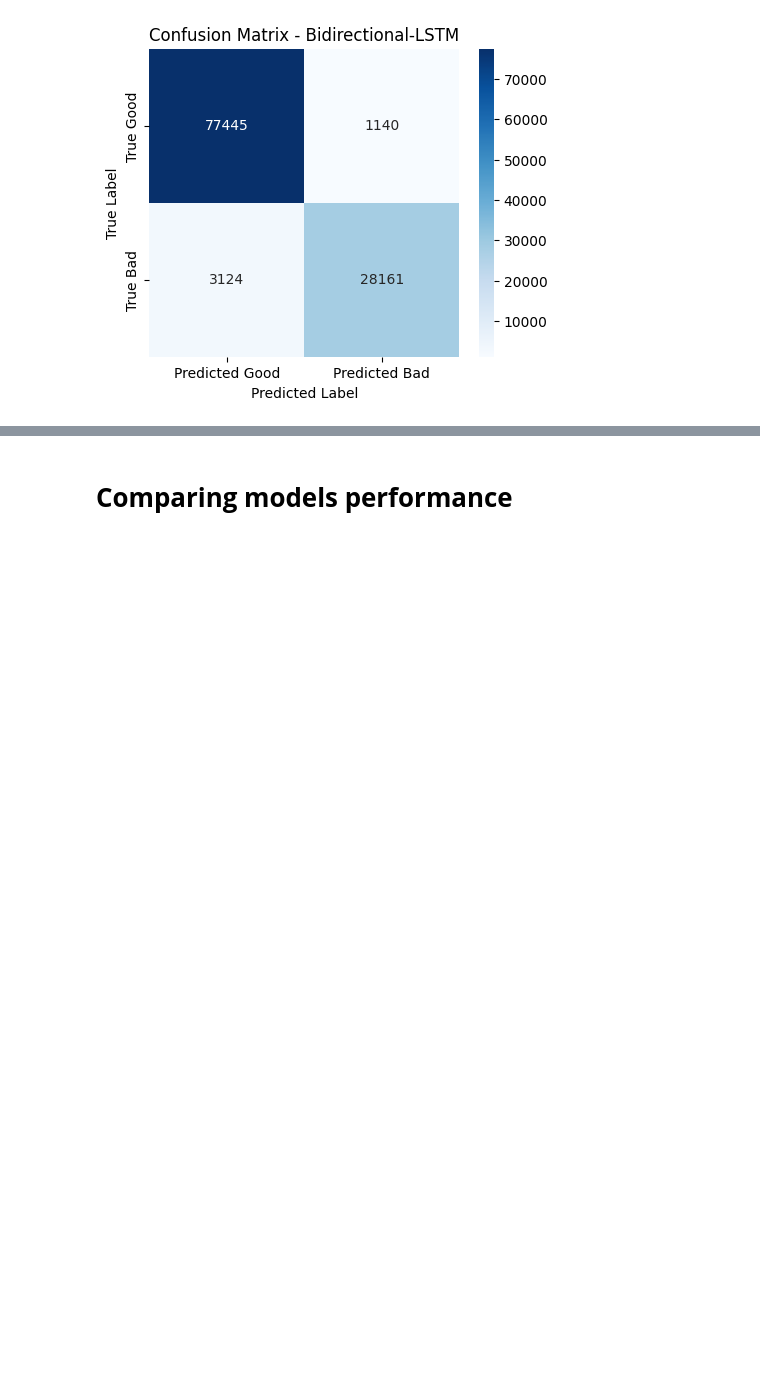
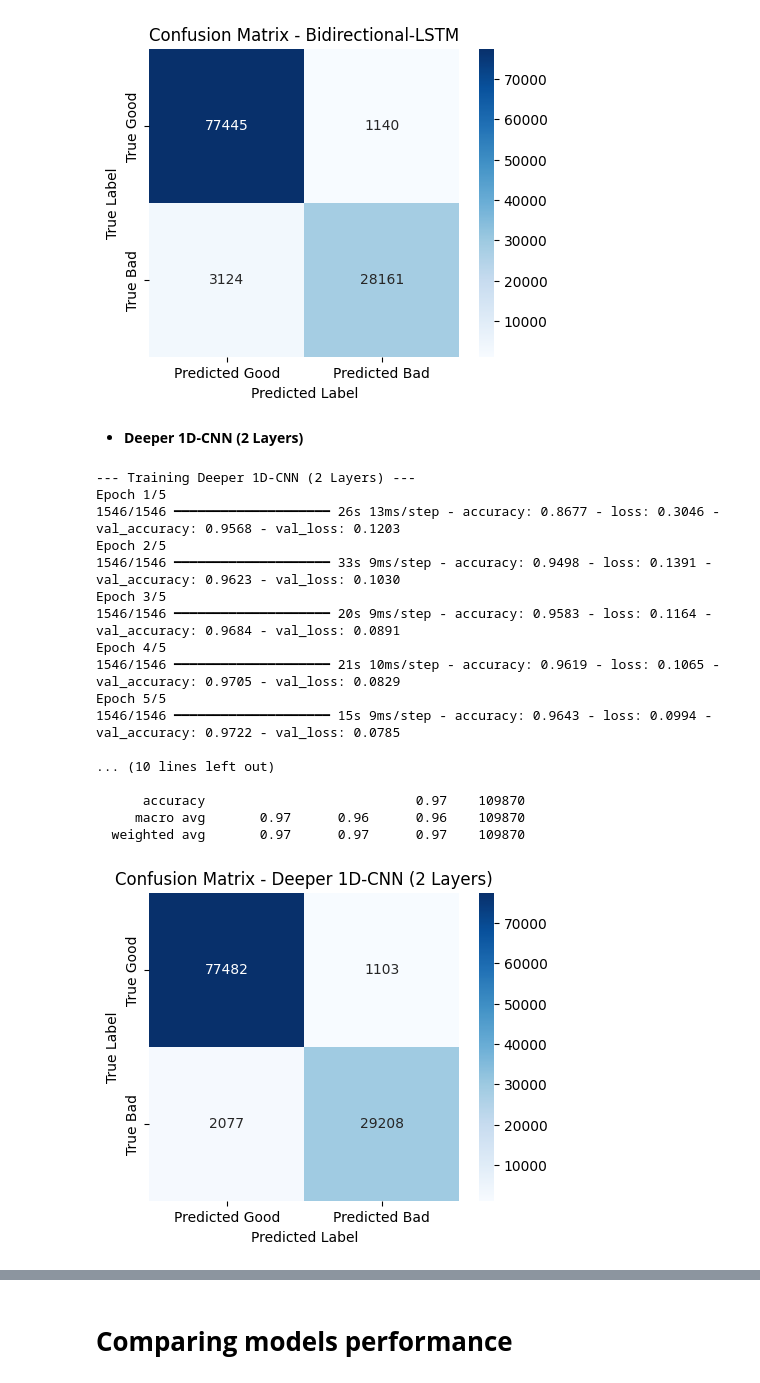
Before and after one commit to abhiram-t5/phishing-url-detection, a Jupyter notebook: BTP.ipynb, the cells around one changed output, grey strips where cells are left out. Cells and saved outputs as stored; diff of their text form; code cells hidden in the pictures; blank space fills up the shorter version.

```diff
--- a/BTP.ipynb
+++ b/BTP.ipynb
@@ -623,3 +625,66 @@ Epoch 5/5
      macro avg       0.96      0.94      0.95    109870
   weighted avg       0.96      0.96      0.96    109870
 [figure]
+# %% [markdown]
+
+
+*   **Deeper 1D-CNN (2 Layers)**
+# %%
+# --- 1. Define the Deeper 1D-CNN Model Architecture ---
+deep_cnn_model = Sequential([
+    # Layer 1: Embedding. This remains the same, creating vector representations for each character.
+    Embedding(input_dim=len(tokenizer.word_index) + 1, output_dim=EMBEDDING_DIM),
+
+    # --- Convolutional Block ---
+    # Layer 2: First Conv1D. This layer learns low-level patterns, like important 3-5 character n-grams.
+    # We use 'padding="same"' to ensure the output sequence has the same length as the input,
+    # which is necessary before feeding it to the next convolutional layer.
+    Conv1D(filters=64, kernel_size=3, activation='relu', padding='same'),
+
+    # Layer 3: Second Conv1D. This layer takes the feature maps from the first Conv1D layer
+    # and learns to combine the simple patterns into more complex ones.
+    Conv1D(filters=128, kernel_size=5, activation='relu'),
+    # -------------------------
+
+    # Layer 4: GlobalMaxPooling1D. After two layers of feature extraction, this layer
+    # aggressively downsamples by taking the most important feature (the max value) from each filter.
+    GlobalMaxPooling1D(),
+
+    # Layer 5: Dropout. A crucial regularization step to prevent this more complex model
+    # from overfitting to the training data.
+    Dropout(0.5),
+
+    # Layer 6: Dense. A fully connected layer that learns to combine the high-level features
+    # for the final classification task.
+    Dense(64, activation='relu'),
+
+    # Layer 7: Output Dense. The final sigmoid neuron that outputs the probability of the
+    # URL being malicious.
+    Dense(1, activation='sigmoid')
+])
+
+# --- 2. Train and Evaluate the Deeper 1D-CNN ---
+deep_cnn_result = train_and_evaluate_dl_model(deep_cnn_model, "Deeper 1D-CNN (2 Layers)")
+
+# --- 3. Add results to master list and visualize ---
+all_results.append(deep_cnn_result)
+plot_confusion_matrix(deep_cnn_result['confusion_matrix'], deep_cnn_result['name'])
+# %% [output]
+--- Training Deeper 1D-CNN (2 Layers) ---
+Epoch 1/5
+1546/1546 ━━━━━━━━━━━━━━━━━━━━ 26s 13ms/step - accuracy: 0.8677 - loss: 0.3046 - val_accuracy: 0.9568 - val_loss: 0.1203
+Epoch 2/5
+1546/1546 ━━━━━━━━━━━━━━━━━━━━ 33s 9ms/step - accuracy: 0.9498 - loss: 0.1391 - val_accuracy: 0.9623 - val_loss: 0.1030
+Epoch 3/5
+1546/1546 ━━━━━━━━━━━━━━━━━━━━ 20s 9ms/step - accuracy: 0.9583 - loss: 0.1164 - val_accuracy: 0.9684 - val_loss: 0.0891
+Epoch 4/5
+1546/1546 ━━━━━━━━━━━━━━━━━━━━ 21s 10ms/step - accuracy: 0.9619 - loss: 0.1065 - val_accuracy: 0.9705 - val_loss: 0.0829
+Epoch 5/5
+1546/1546 ━━━━━━━━━━━━━━━━━━━━ 15s 9ms/step - accuracy: 0.9643 - loss: 0.0994 - val_accuracy: 0.9722 - val_loss: 0.0785
+
+... (10 lines left out)
+
+      accuracy                           0.97    109870
+     macro avg       0.97      0.96      0.96    109870
+  weighted avg       0.97      0.97      0.97    109870
+[figure, added]
```
Also changed, not shown: parts of 19 cells of this notebook.
